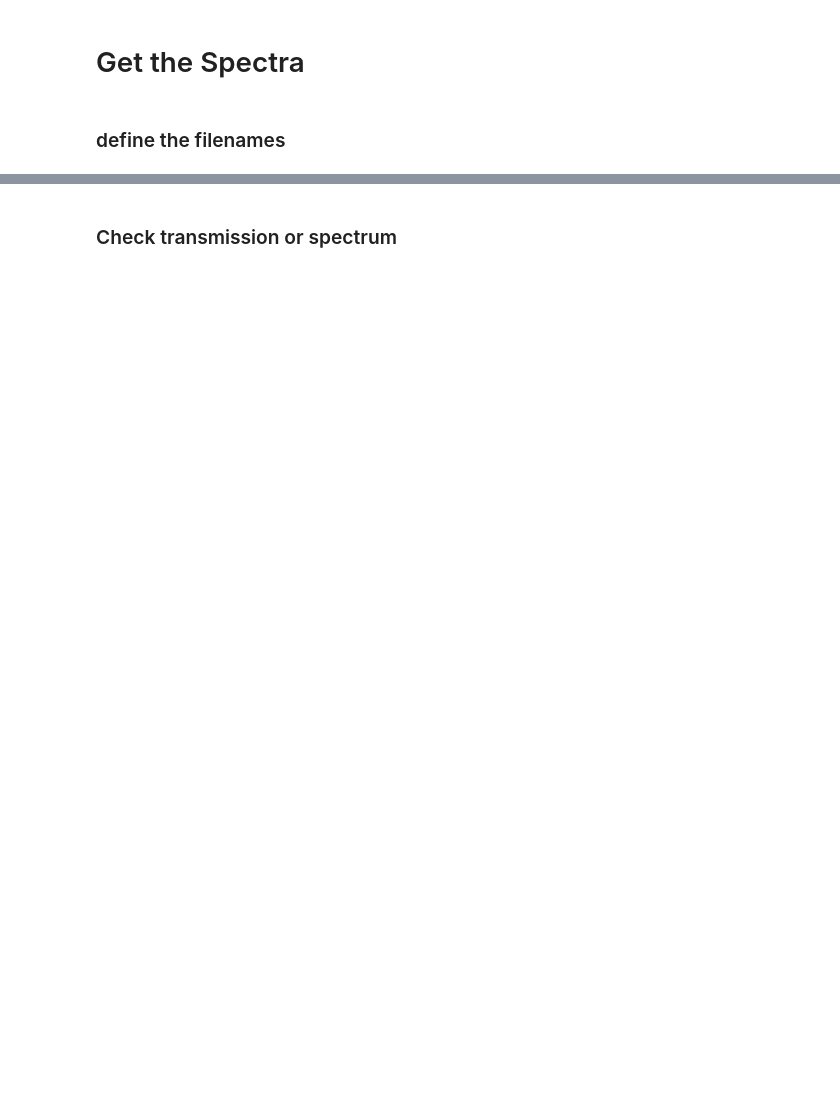
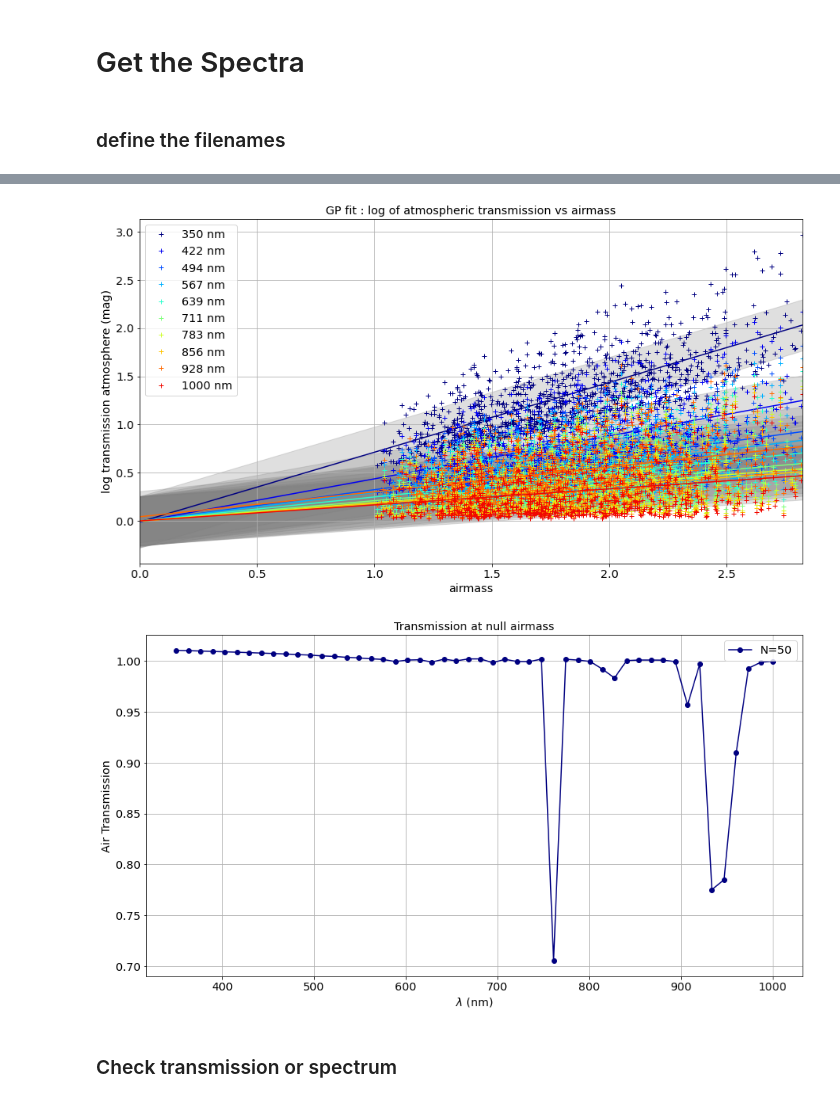
Before and after one commit to sylvielsstfr/PhotomCorrectAuxTel, a Jupyter notebook: analysis/MLfit_gp/MLfit_bouguer_gp.ipynb, the cells around one changed output, grey strips where cells are left out. Drawn from its saved outputs; the diff is of its cells as text; code cells hidden in the pictures; blank space fills up the shorter version.

```diff
--- a/analysis/MLfit_gp/MLfit_bouguer_gp.ipynb
+++ b/analysis/MLfit_gp/MLfit_bouguer_gp.ipynb
@@ -1567,37 +1619,42 @@ else:
 # %%
 if FLAG_CLOUD:
 
-    GetBouguerLinesAtm(10,FLAG_PLOT=True)
+    #GetBouguerLinesAtm(10,FLAG_PLOT=True)
+    w,m,e=GetBouguerLinesAtmGP(10,gp,maxsamples=1000,FLAG_PLOT=True)
 
 
 if FLAG_PLOT and FLAG_CLOUD:
     fig=plt.figure(figsize=(15,8))
     ax=fig.add_subplot(111)
 
 
-    NPOINTS=np.arange(10,80,10)
+    NPOINTS=np.arange(50,60,10)
     NNPOINTS=len(NPOINTS)
 
     N=NNPOINTS
     jet = plt.get_cmap('jet')
     cNorm = colors.Normalize(vmin=0, vmax=N)
     scalarMap = cmx.ScalarMappable(norm=cNorm, cmap=jet)
     all_colors = scalarMap.to_rgba(np.arange(N), alpha=1)
 
     for idx in np.arange(NNPOINTS):
         npoints=NPOINTS[idx]
         label=f"N={npoints}"
-        w,m=GetBouguerLinesAtm(npoints,False)
+        #w,m=GetBouguerLinesAtm(npoints,False)
+        w,m,e=GetBouguerLinesAtmGP(npoints,gp,maxsamples=1000,FLAG_PLOT=False)
 
 
         ax.plot(w,np.power(10,-m/2.5),'o-',color=all_colors[idx],label=label)
 
 
     ax.legend()
     ax.grid()
     ax.set_xlabel("$\lambda$ (nm)")
     ax.set_ylabel("Air Transmission")
     ax.set_title("Transmission at null airmass")
+# %% [output]
+[figure, added]
+[figure, added]
 # %% [markdown]
 ### Check transmission or spectrum
 # %%
```
Also changed, not shown: parts of 33 cells of this notebook, 1 other file.
